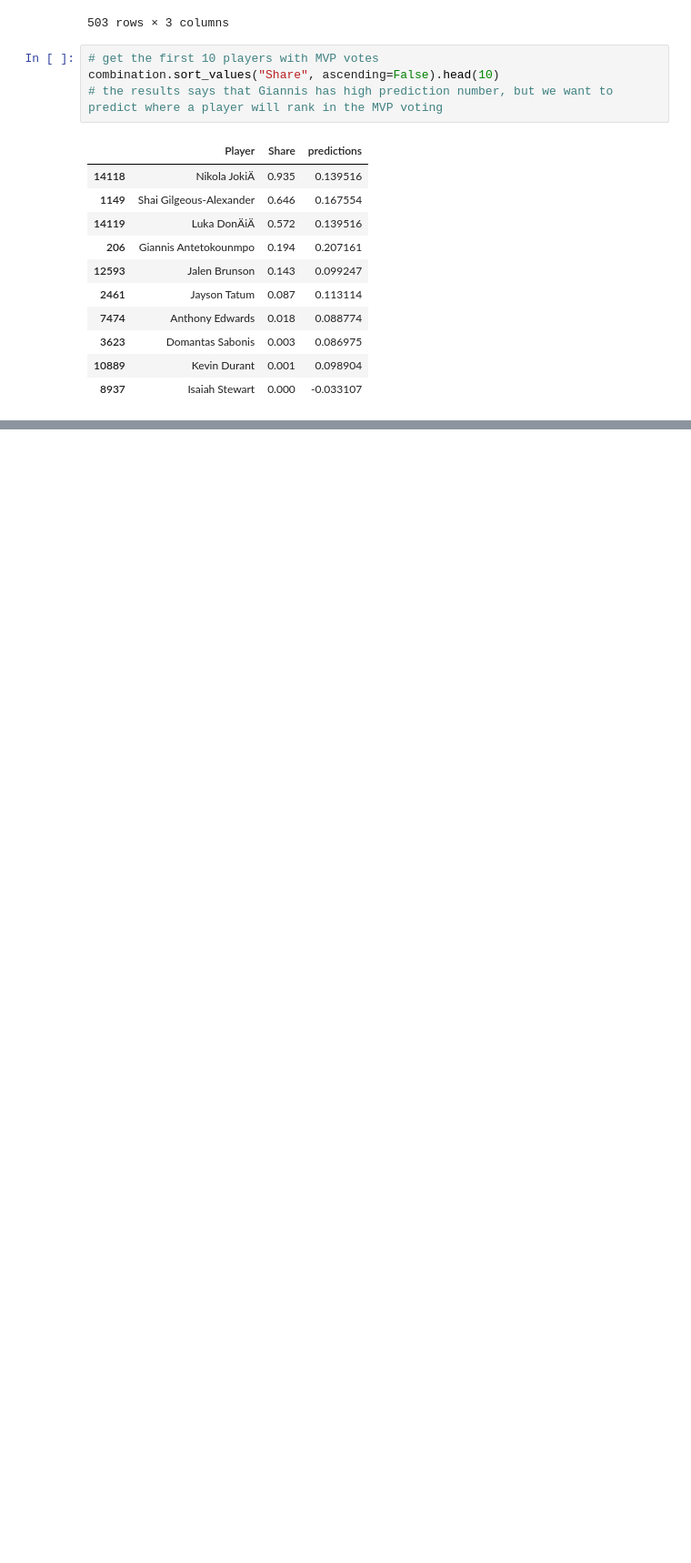
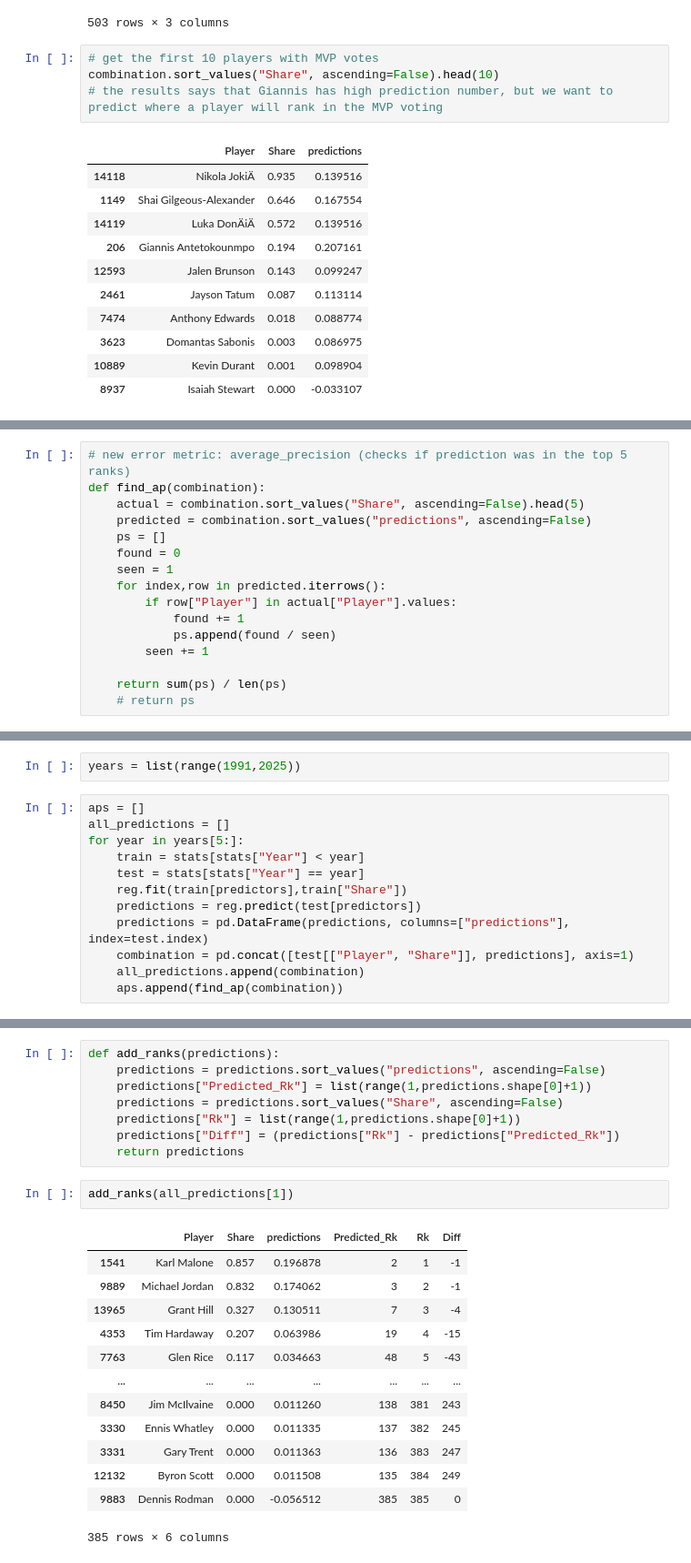
Before and after one commit to SoloH3N/NBA-MVP-Prediction, a Jupyter notebook: machine_learning.ipynb, the cells around one changed output, grey strips where cells are left out. Shown at 91% size. Cells and saved outputs as stored; diff of their text form; blank space fills up the shorter version.

```diff
--- a/machine_learning.ipynb
+++ b/machine_learning.ipynb
@@ -169,0 +241,16 @@ combination.sort_values("Share", ascending=False).head(10)
+# %%
+# new error metric: average_precision (checks if prediction was in the top 5 ranks)
+def find_ap(combination):
+    actual = combination.sort_values("Share", ascending=False).head(5)
+    predicted = combination.sort_values("predictions", ascending=False)
+    ps = []
+    found = 0
+    seen = 1
+    for index,row in predicted.iterrows():
+        if row["Player"] in actual["Player"].values:
+            found += 1
+            ps.append(found / seen)
+        seen += 1
+
+    return sum(ps) / len(ps)
+    # return ps
@@ -169,0 +261,14 @@ combination.sort_values("Share", ascending=False).head(10)
+# %%
+years = list(range(1991,2025))
+# %%
+aps = []
+all_predictions = []
+for year in years[5:]:
+    train = stats[stats["Year"] < year]
+    test = stats[stats["Year"] == year]
+    reg.fit(train[predictors],train["Share"])
+    predictions = reg.predict(test[predictors])
+    predictions = pd.DataFrame(predictions, columns=["predictions"], index=test.index)
+    combination = pd.concat([test[["Player", "Share"]], predictions], axis=1)
+    all_predictions.append(combination)
+    aps.append(find_ap(combination))
@@ -169,0 +279,24 @@ combination.sort_values("Share", ascending=False).head(10)
+# %%
+def add_ranks(predictions):
+    predictions = predictions.sort_values("predictions", ascending=False)
+    predictions["Predicted_Rk"] = list(range(1,predictions.shape[0]+1))
+    predictions = predictions.sort_values("Share", ascending=False)
+    predictions["Rk"] = list(range(1,predictions.shape[0]+1))
+    predictions["Diff"] = (predictions["Rk"] - predictions["Predicted_Rk"])
+    return predictions
+# %%
+add_ranks(all_predictions[1])
+# %% [output]
+|  | Player | Share | predictions | Predicted_Rk | Rk | Diff |
+| 1541 | Karl Malone | 0.857 | 0.196878 | 2 | 1 | -1 |
+| 9889 | Michael Jordan | 0.832 | 0.174062 | 3 | 2 | -1 |
+| 13965 | Grant Hill | 0.327 | 0.130511 | 7 | 3 | -4 |
+| 4353 | Tim Hardaway | 0.207 | 0.063986 | 19 | 4 | -15 |
+| 7763 | Glen Rice | 0.117 | 0.034663 | 48 | 5 | -43 |
+| ... | ... | ... | ... | ... | ... | ... |
+| 8450 | Jim McIlvaine | 0.000 | 0.011260 | 138 | 381 | 243 |
+| 3330 | Ennis Whatley | 0.000 | 0.011335 | 137 | 382 | 245 |
+| 3331 | Gary Trent | 0.000 | 0.011363 | 136 | 383 | 247 |
+| 12132 | Byron Scott | 0.000 | 0.011508 | 135 | 384 | 249 |
+| 9883 | Dennis Rodman | 0.000 | -0.056512 | 385 | 385 | 0 |
+385 rows × 6 columns
```
Also changed, not shown: parts of 27 cells of this notebook, 1 other file.
